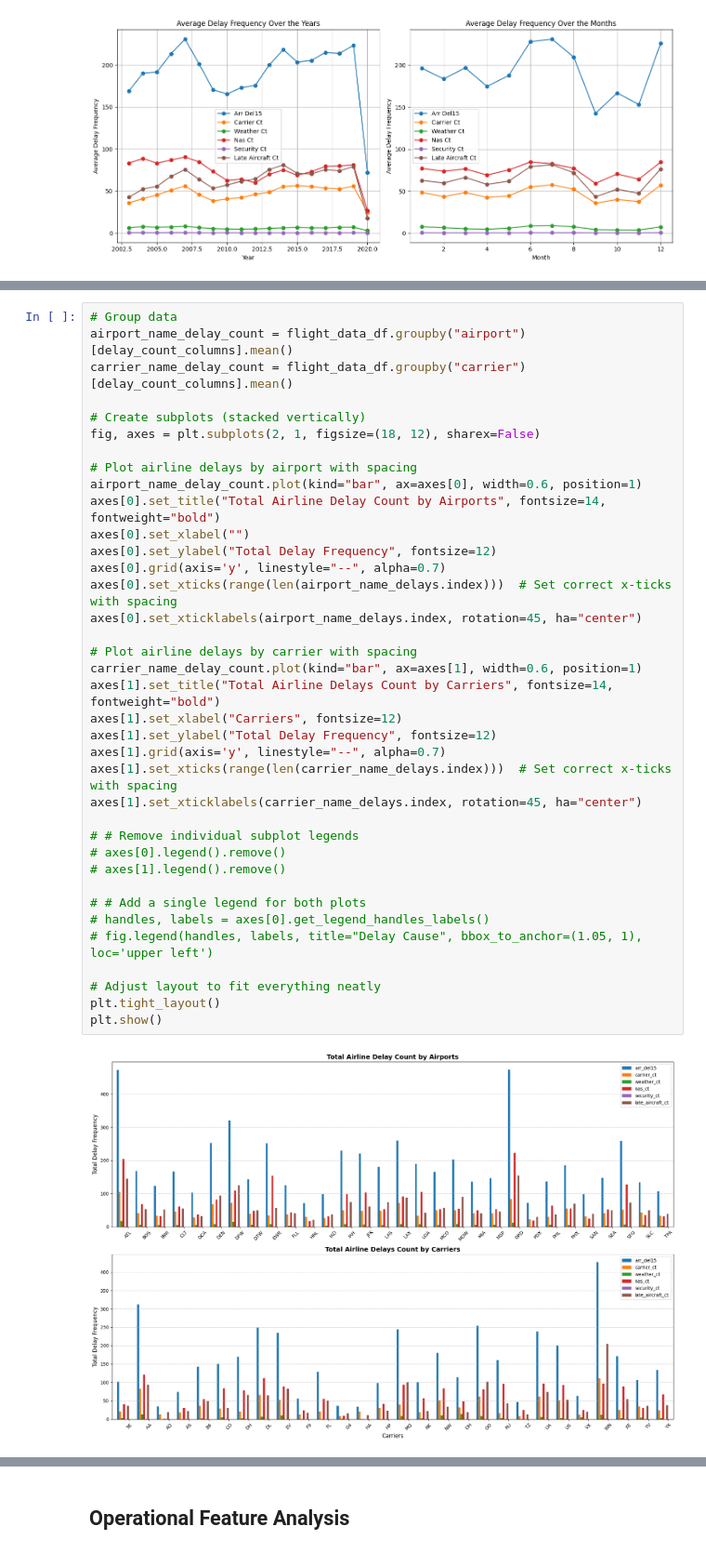
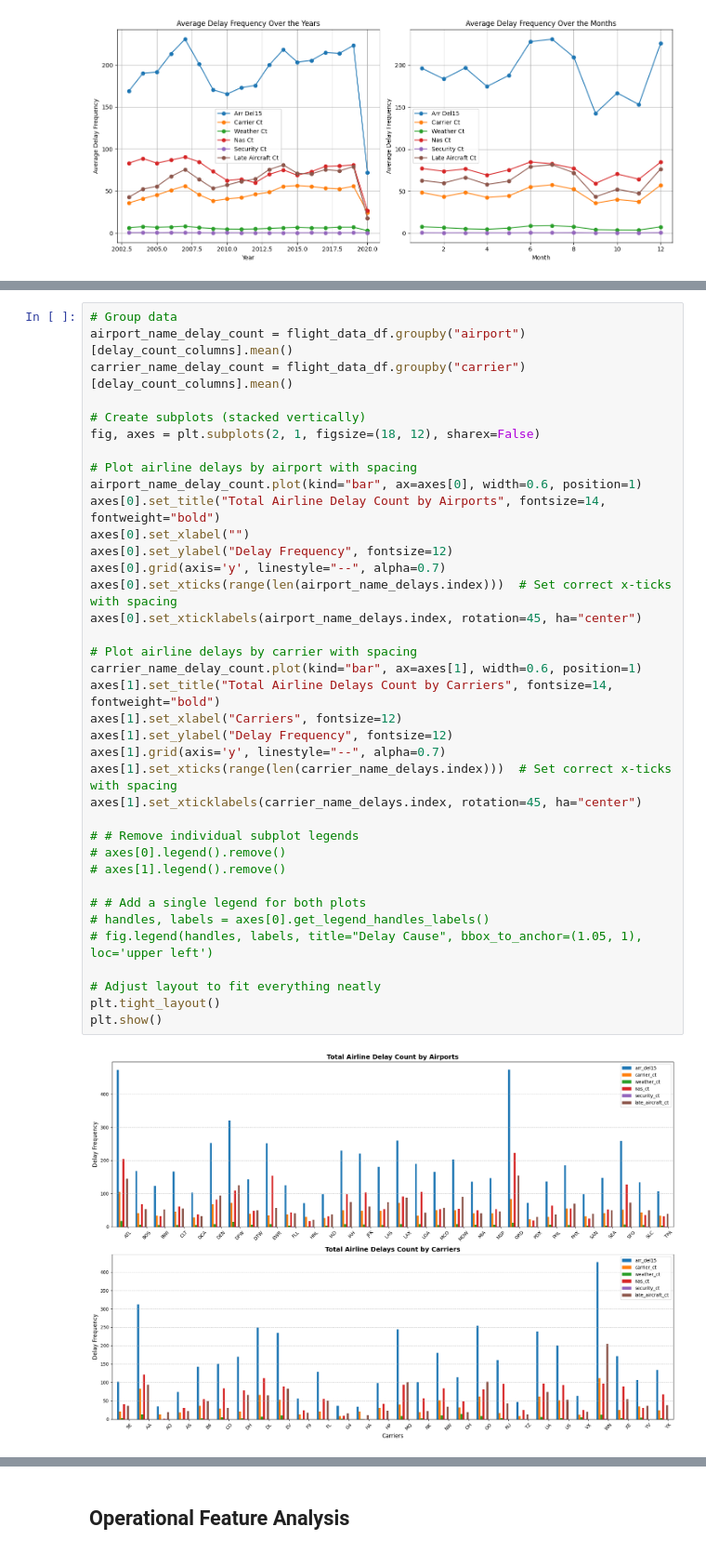
Before and after one commit to shayari21/Flight-Delay-Analysis, a Jupyter notebook: Data_Analysis.ipynb, the cells around one changed output, grey strips where cells are left out. Shown at 93% size. Drawn from its saved outputs; the diff is of its cells as text.

```diff
--- a/Data_Analysis.ipynb
+++ b/Data_Analysis.ipynb
@@ -828,33 +875,33 @@ carrier_name_delay_count = flight_data_df.groupby("carrier")[delay_count_columns
 fig, axes = plt.subplots(2, 1, figsize=(18, 12), sharex=False)
 
 # Plot airline delays by airport with spacing
 airport_name_delay_count.plot(kind="bar", ax=axes[0], width=0.6, position=1)
 axes[0].set_title("Total Airline Delay Count by Airports", fontsize=14, fontweight="bold")
 axes[0].set_xlabel("")
-axes[0].set_ylabel("Total Delay Frequency", fontsize=12)
+axes[0].set_ylabel("Delay Frequency", fontsize=12)
 axes[0].grid(axis='y', linestyle="--", alpha=0.7)
 axes[0].set_xticks(range(len(airport_name_delays.index)))  # Set correct x-ticks with spacing
 axes[0].set_xticklabels(airport_name_delays.index, rotation=45, ha="center")
 
 # Plot airline delays by carrier with spacing
 carrier_name_delay_count.plot(kind="bar", ax=axes[1], width=0.6, position=1)
 axes[1].set_title("Total Airline Delays Count by Carriers", fontsize=14, fontweight="bold")
 axes[1].set_xlabel("Carriers", fontsize=12)
-axes[1].set_ylabel("Total Delay Frequency", fontsize=12)
+axes[1].set_ylabel("Delay Frequency", fontsize=12)
 axes[1].grid(axis='y', linestyle="--", alpha=0.7)
 axes[1].set_xticks(range(len(carrier_name_delays.index)))  # Set correct x-ticks with spacing
 axes[1].set_xticklabels(carrier_name_delays.index, rotation=45, ha="center")
 
 # # Remove individual subplot legends
 # axes[0].legend().remove()
 # axes[1].legend().remove()
 
 # # Add a single legend for both plots
 # handles, labels = axes[0].get_legend_handles_labels()
 # fig.legend(handles, labels, title="Delay Cause", bbox_to_anchor=(1.05, 1), loc='upper left')
 
 # Adjust layout to fit everything neatly
 plt.tight_layout()
 plt.show()
 # %% [output]
-[figure, old version]
+[figure, new version]
```
Also changed, not shown: parts of 10 cells of this notebook.
